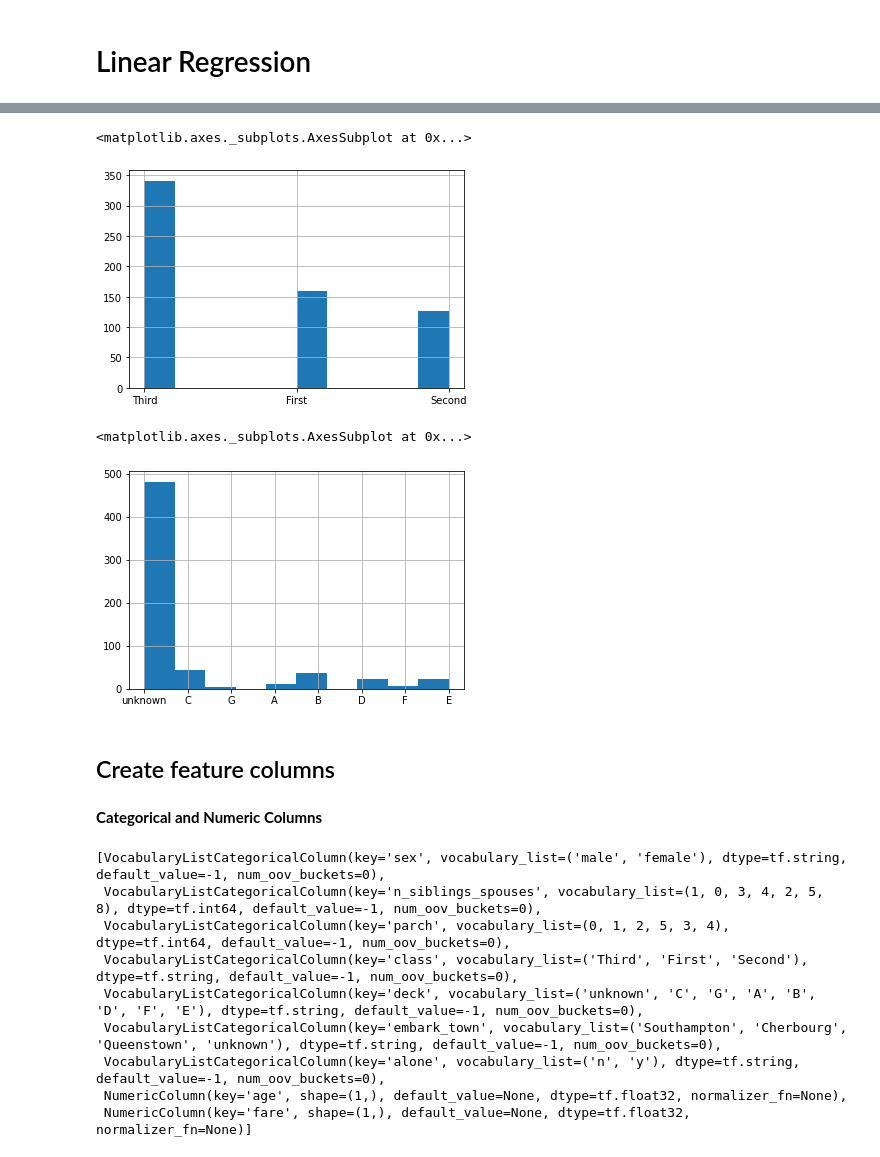
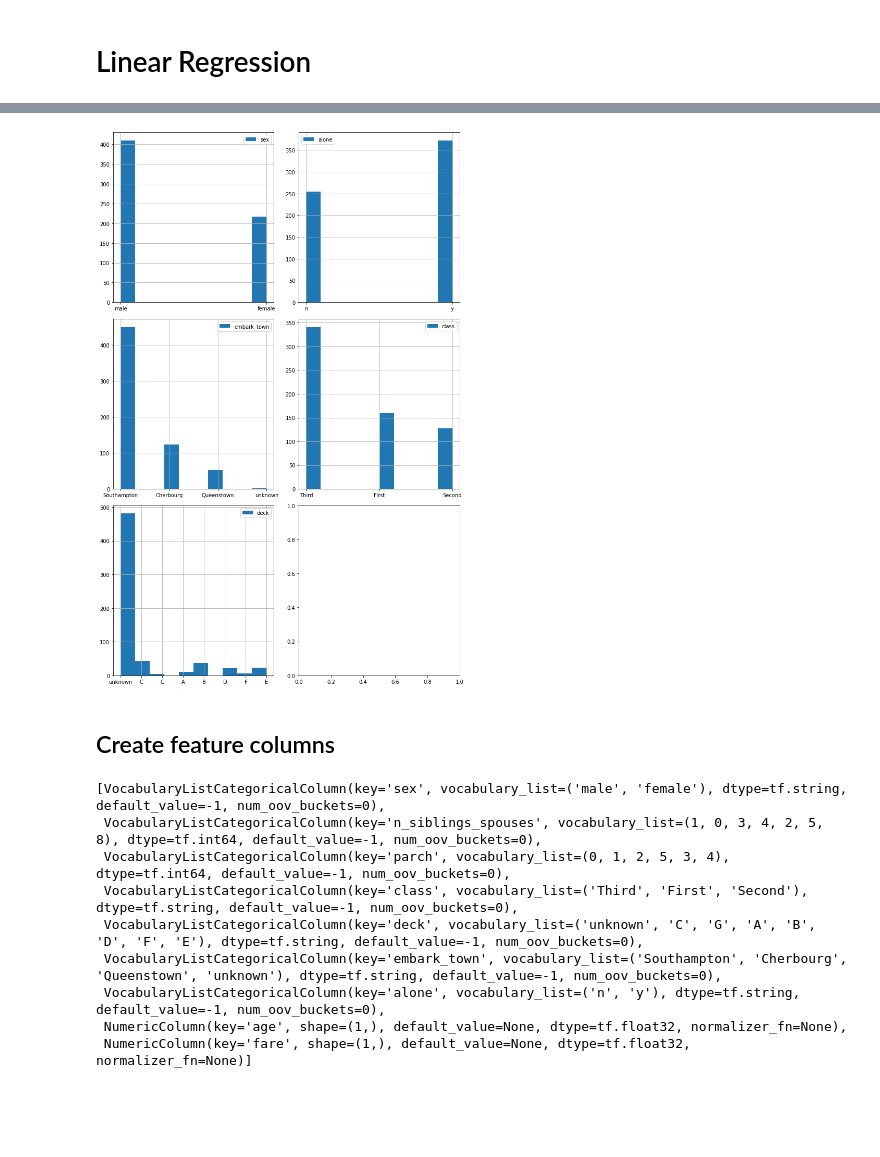
Before and after one commit to rmShoeb/learning-curve, a Jupyter notebook: Machine Learning/Deep Learning/learning-tensorflow/tensorflow_core_learning_algorithms.ipynb, the cells around one changed output, grey strips where cells are left out. Saved outputs shown, nothing was run; the diff lists cells and outputs as text; code cells hidden in the pictures; blank space fills up the shorter version.

```diff
--- a/Machine Learning/Deep Learning/learning-tensorflow/tensorflow_core_learning_algorithms.ipynb
+++ b/Machine Learning/Deep Learning/learning-tensorflow/tensorflow_core_learning_algorithms.ipynb
@@ -105,17 +81,18 @@ train['embark_town'].hist()
-# %%
-train['class'].hist()
-# %% [output]
-<matplotlib.axes._subplots.AxesSubplot at 0x...>
-[figure, removed]
-# %%
-train['deck'].hist()
-# %% [output]
-<matplotlib.axes._subplots.AxesSubplot at 0x...>
-[figure, removed]
+# %%
+figure, axes = plt.subplots(3, 2, figsize=(10, 15))
+
+train['sex'].hist(ax=axes[0,0], legend=True)
+train['alone'].hist(ax=axes[0,1], legend=True)
+train['embark_town'].hist(ax=axes[1,0], legend=True)
+train['class'].hist(ax=axes[1,1], legend=True)
+train['deck'].hist(ax=axes[2,0], legend=True)
+
+plt.tight_layout()
+plt.show()
+# %% [output]
+[figure, added]
 # %% [markdown]
 ## Create feature columns
-# %% [markdown]
-**Categorical and Numeric Columns**
 # %%
 CATEGORICAL_COLUMNS = ['sex', 'n_siblings_spouses', 'parch', 'class', 'deck', 'embark_town', 'alone']
 NUMERIC_COLUMNS = ['age', 'fare']
```
Also changed, not shown: parts of 32 cells of this notebook.
